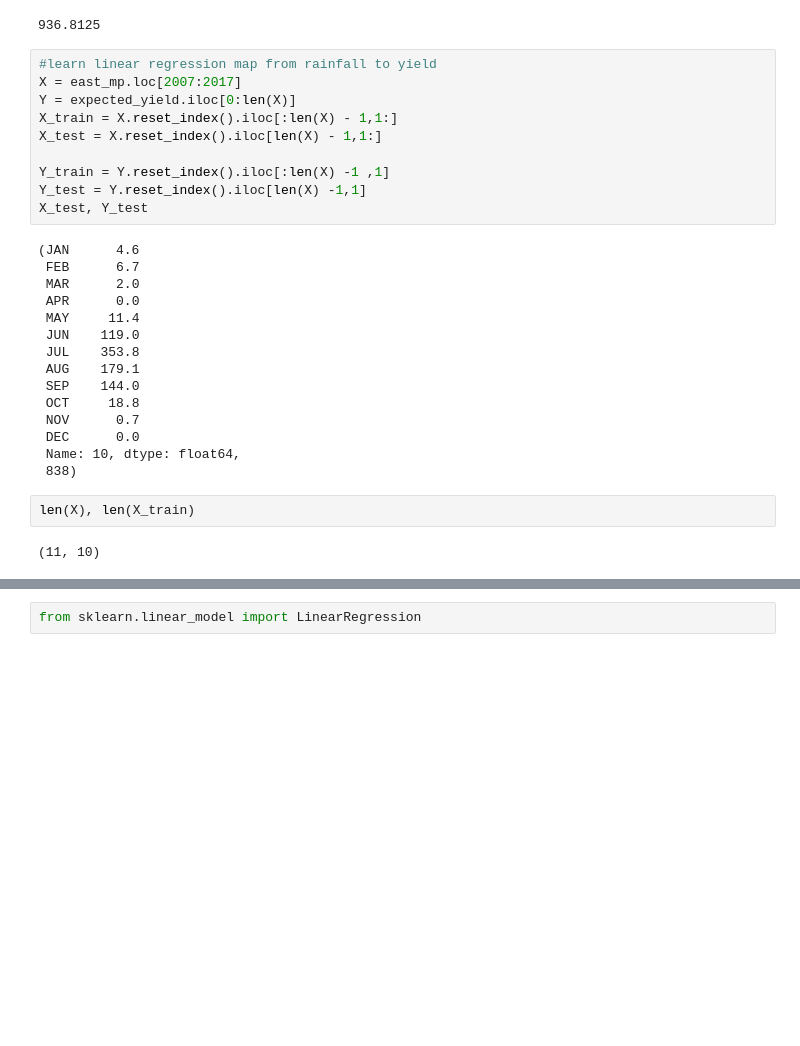
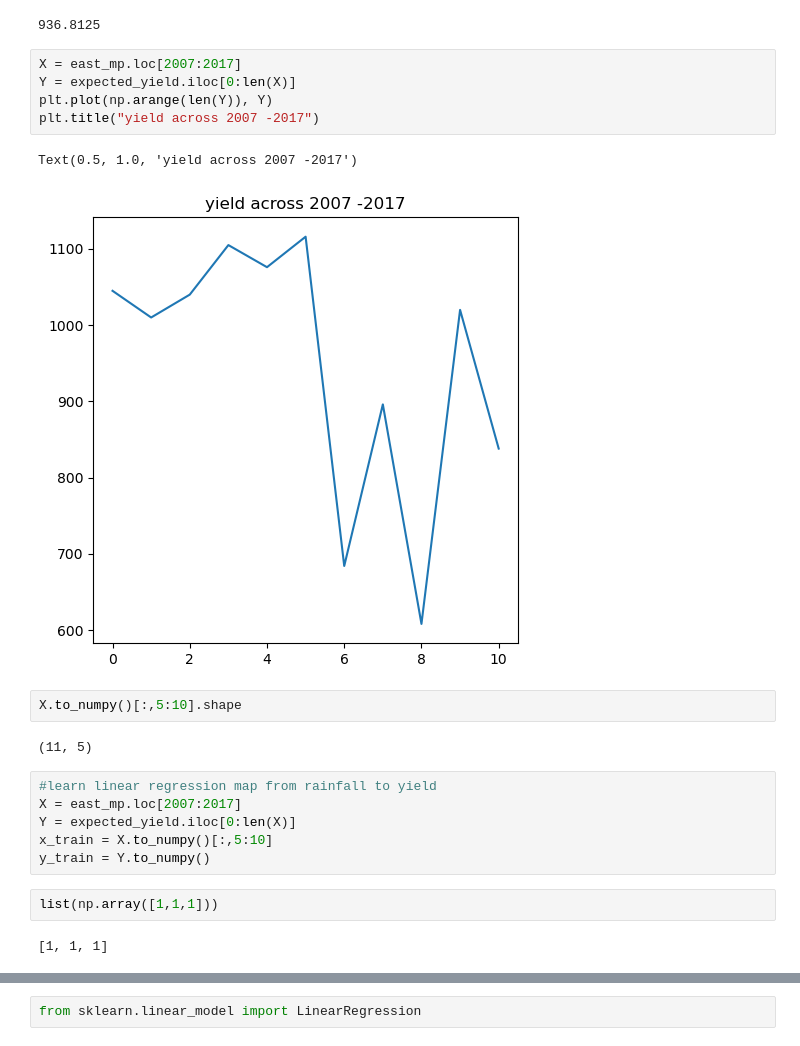
Before and after one commit to ken-neth-wang/crop-insurance, a Jupyter notebook: notebooks/insurance_simulator.ipynb, the cells around one changed output, grey strips where cells are left out. Cells and saved outputs as stored; diff of their text form; blank space fills up the shorter version.

```diff
--- a/notebooks/insurance_simulator.ipynb
+++ b/notebooks/insurance_simulator.ipynb
@@ -231,32 +231,25 @@ expected_yield = soy_yield_mp.iloc[1::3] #in kilograms per hectare
 print(expected_yield.mean()) #this may be low, since online sources + solenkiatal says crop yield is around 1.5 to 2.5 tons / ha
 # %% [output]
 936.8125
+# %%
+X = east_mp.loc[2007:2017]
+Y = expected_yield.iloc[0:len(X)]
+plt.plot(np.arange(len(Y)), Y)
+plt.title("yield across 2007 -2017")
+# %% [output]
+Text(0.5, 1.0, 'yield across 2007 -2017')
+[figure, added]
+# %%
+X.to_numpy()[:,5:10].shape
+# %% [output]
+(11, 5)
 # %%
 #learn linear regression map from rainfall to yield
 X = east_mp.loc[2007:2017]
 Y = expected_yield.iloc[0:len(X)]
-X_train = X.reset_index().iloc[:len(X) - 1,1:]
-X_test = X.reset_index().iloc[len(X) - 1,1:]
-
-Y_train = Y.reset_index().iloc[:len(X) -1 ,1]
-Y_test = Y.reset_index().iloc[len(X) -1,1]
-X_test, Y_test
+x_train = X.to_numpy()[:,5:10]
+y_train = Y.to_numpy()
-# %% [output]
-(JAN      4.6
- FEB      6.7
- MAR      2.0
- APR      0.0
- MAY     11.4
- JUN    119.0
- JUL    353.8
- AUG    179.1
- SEP    144.0
- OCT     18.8
- NOV      0.7
- DEC      0.0
- Name: 10, dtype: float64,
- 838)
-# %%
-len(X), len(X_train)
-# %% [output]
-(11, 10)
+# %%
+list(np.array([1,1,1]))
+# %% [output]
+[1, 1, 1]
```
Also changed, not shown: parts of 26 cells of this notebook, 2 other files.
